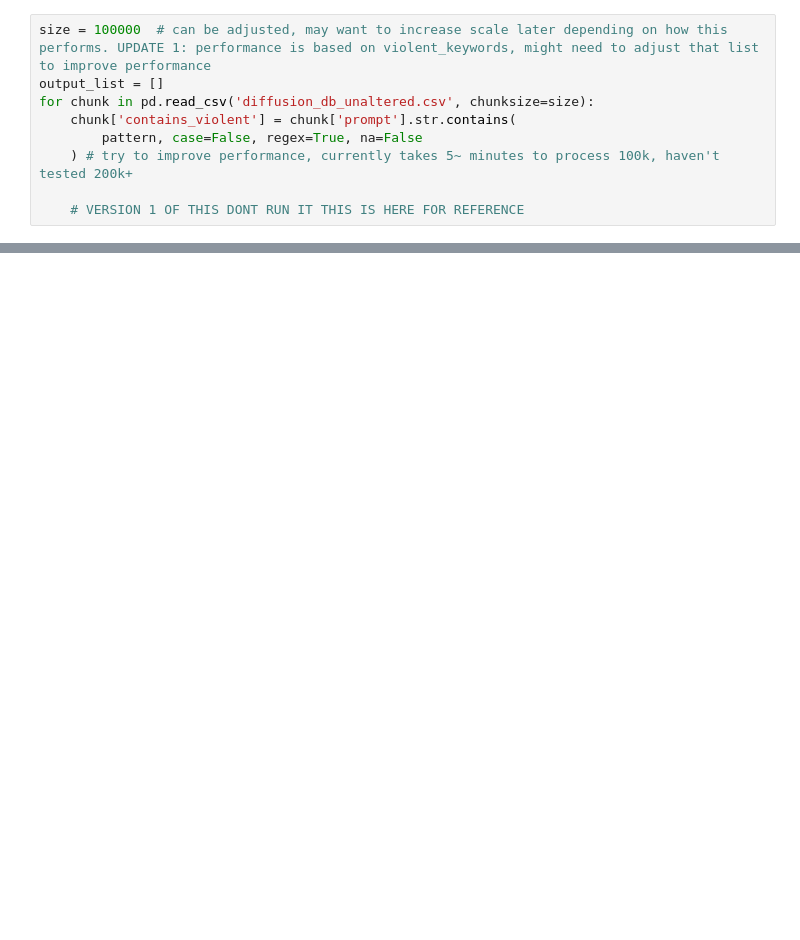
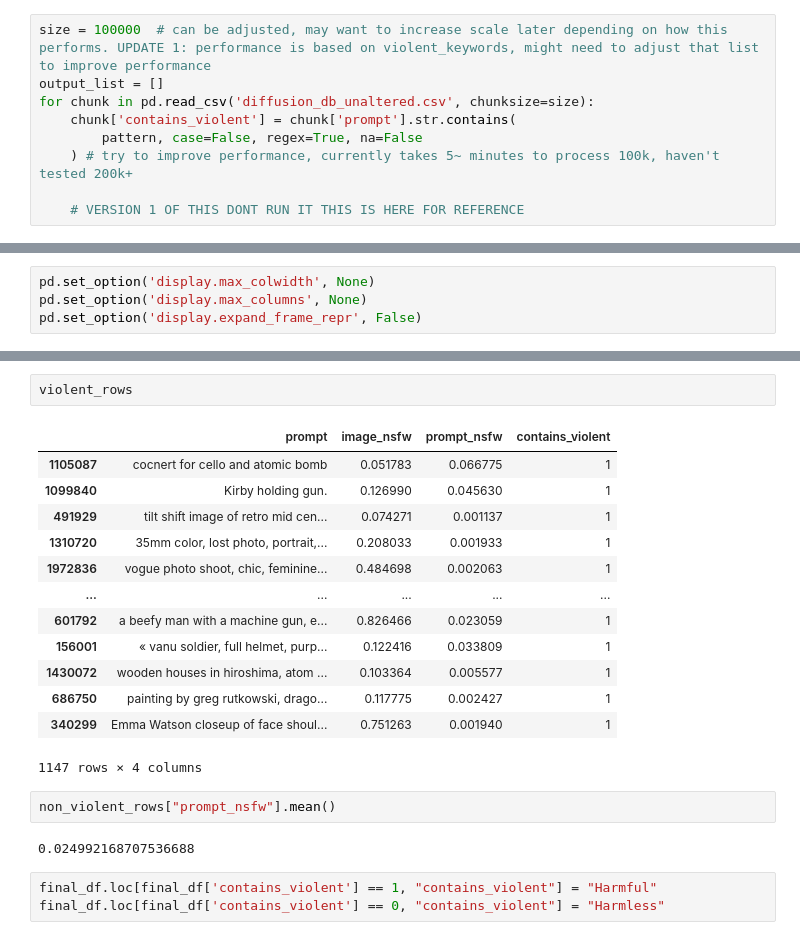
Before and after one commit to duogie/ML, a Jupyter notebook: Asynchronous Diffusion/RFP #5.ipynb, the cells around one changed output, grey strips where cells are left out. Cells and saved outputs as stored; diff of their text form; blank space fills up the shorter version.

```diff
--- a/Asynchronous Diffusion/RFP #5.ipynb
+++ b/Asynchronous Diffusion/RFP #5.ipynb
@@ -71,0 +125,4 @@ print(testing[["prompt", "contains_violent"]])
+# %%
+pd.set_option('display.max_colwidth', None)
+pd.set_option('display.max_columns', None)
+pd.set_option('display.expand_frame_repr', False)
@@ -71,0 +138,23 @@ print(testing[["prompt", "contains_violent"]])
+# %%
+violent_rows
+# %% [output]
+|  | prompt | image_nsfw | prompt_nsfw | contains_violent |
+| 1105087 | cocnert for cello and atomic bomb | 0.051783 | 0.066775 | 1 |
+| 1099840 | Kirby holding gun. | 0.126990 | 0.045630 | 1 |
+| 491929 | tilt shift image of retro mid cen... | 0.074271 | 0.001137 | 1 |
+| 1310720 | 35mm color, lost photo, portrait,... | 0.208033 | 0.001933 | 1 |
+| 1972836 | vogue photo shoot, chic, feminine... | 0.484698 | 0.002063 | 1 |
+| ... | ... | ... | ... | ... |
+| 601792 | a beefy man with a machine gun, e... | 0.826466 | 0.023059 | 1 |
+| 156001 | « vanu soldier, full helmet, purp... | 0.122416 | 0.033809 | 1 |
+| 1430072 | wooden houses in hiroshima, atom ... | 0.103364 | 0.005577 | 1 |
+| 686750 | painting by greg rutkowski, drago... | 0.117775 | 0.002427 | 1 |
+| 340299 | Emma Watson closeup of face shoul... | 0.751263 | 0.001940 | 1 |
+1147 rows × 4 columns
+# %%
+non_violent_rows["prompt_nsfw"].mean()
+# %% [output]
+0.024992168707536688
+# %%
+final_df.loc[final_df['contains_violent'] == 1, "contains_violent"] = "Harmful"
+final_df.loc[final_df['contains_violent'] == 0, "contains_violent"] = "Harmless"
```
Also changed, not shown: parts of 29 cells of this notebook.
